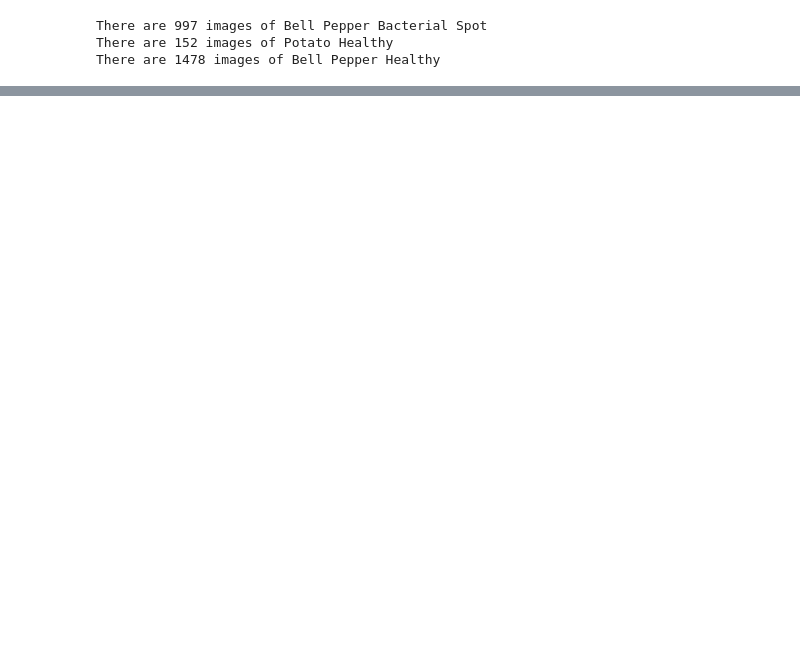
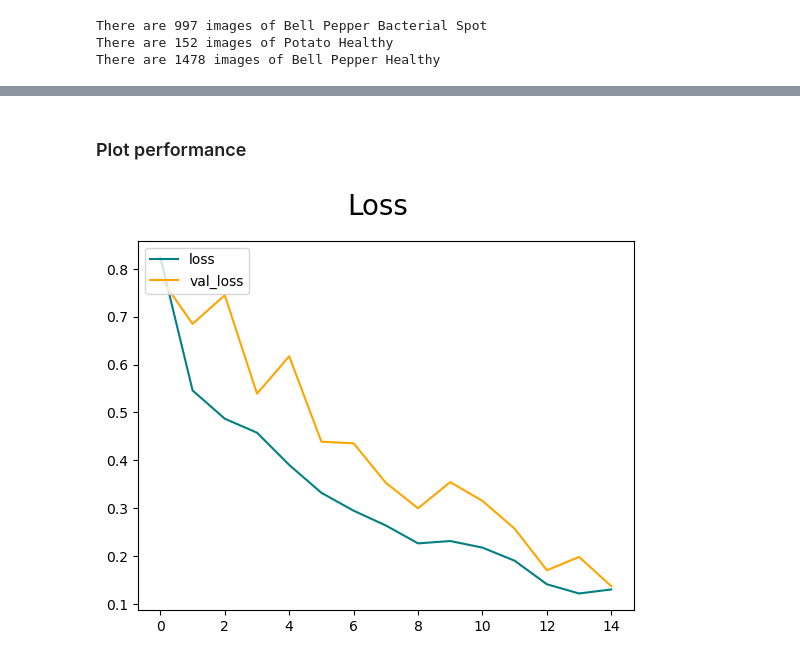
Before and after one commit to Steven2110/NeuralNetworkLab, a Jupyter notebook: Lab3/Lab3.ipynb, the cells around one changed output, grey strips where cells are left out. Cells and saved outputs as stored; diff of their text form; code cells hidden in the pictures; blank space fills up the shorter version.

```diff
--- a/Lab3/Lab3.ipynb
+++ b/Lab3/Lab3.ipynb
@@ -244,0 +518,3 @@ Detected at node sequential_27/dense_48/Relu defined at (most recent call last):
+# %%
+# Test your generators
+train_generator, validation_generator, testing_generator = train_val_testing_generators(TRAINING_DIR, VAL_DIR, TEST_DIR)
@@ -244,0 +527,19 @@ Detected at node sequential_27/dense_48/Relu defined at (most recent call last):
+# %%
+model = Sequential()
+
+model.add(Conv2D(32, (3,3), activation='relu', input_shape=(256, 256, 3)))
+model.add(MaxPooling2D(2,2))
+
+model.add(Conv2D(64, (3,3), activation='relu'))
+model.add(MaxPooling2D(2,2))
+
+model.add(Conv2D(128, (3,3), activation='relu'))
+model.add(MaxPooling2D(2,2))
+
+model.add(Conv2D(256, (3,3), activation='relu'))
+model.add(MaxPooling2D(2,2))
+
+model.add(Flatten())
+model.add(Dense(128, activation='relu'))
+model.add(Dropout(0.5))
+model.add(Dense(3, activation='softmax'))
@@ -244,0 +566,5 @@ Detected at node sequential_27/dense_48/Relu defined at (most recent call last):
+# %%
+# Compile the model
+model.compile(optimizer=Adam(),
+              loss='categorical_crossentropy',
+              metrics=['accuracy'])
@@ -244,0 +573,8 @@ Detected at node sequential_27/dense_48/Relu defined at (most recent call last):
+# %%
+# Train the model
+history = model.fit(
+    train_generator,
+    epochs=15,
+    validation_data=validation_generator,
+    verbose=1
+)
@@ -244,0 +599,11 @@ Detected at node sequential_27/dense_48/Relu defined at (most recent call last):
+# %% [markdown]
+### Plot performance
+# %%
+fig = plt.figure()
+plt.plot(history.history['loss'], color='teal', label='loss')
+plt.plot(history.history['val_loss'], color='orange', label='val_loss')
+fig.suptitle('Loss', fontsize=20)
+plt.legend(loc='upper left')
+plt.show()
+# %% [output]
+[figure, added]
```
Also changed, not shown: parts of 73 cells of this notebook, 1 other file.
